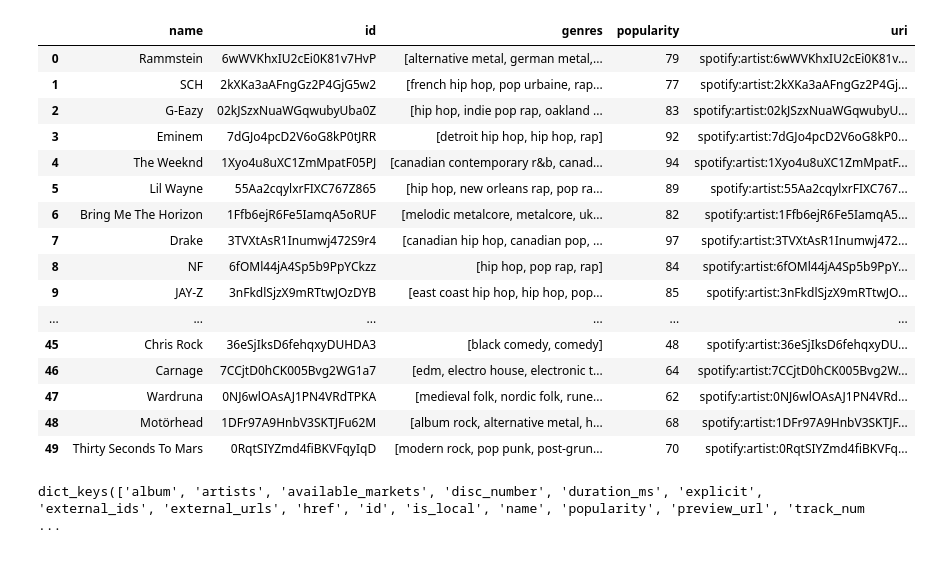
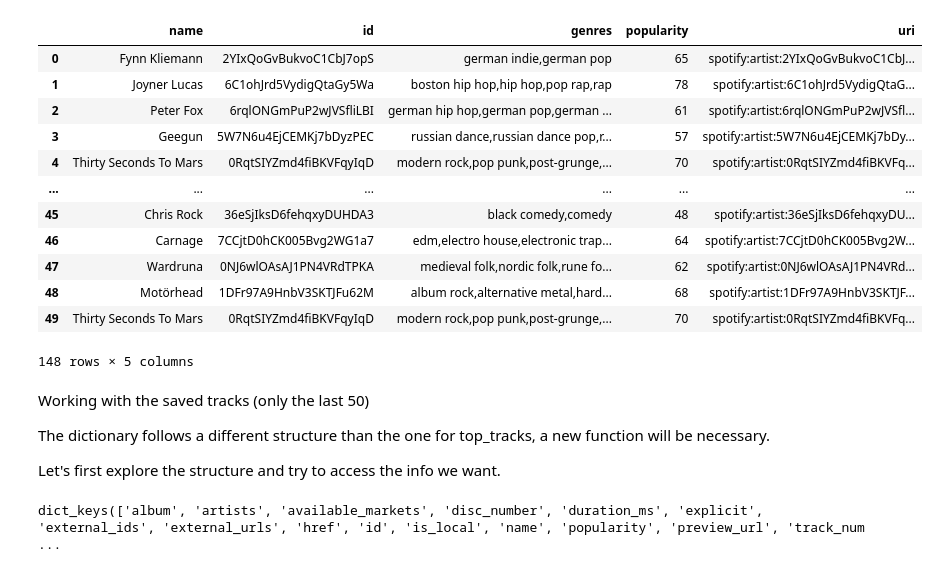
Before and after one commit to MerlinSchaefer/spotify_app, a Jupyter notebook: Test playlist gathering and spotipy recommendation function.ipynb, the cells around one changed output. Saved outputs shown, nothing was run; the diff lists cells and outputs as text; code cells hidden in the pictures.

Commit message:
refine functions

```diff
--- a/Test playlist gathering and spotipy recommendation function.ipynb
+++ b/Test playlist gathering and spotipy recommendation function.ipynb
@@ -51,7 +55,7 @@ top_artist_short = sp.current_user_top_artists(limit = 50, time_range = "short_t
 #user saved tracks
 user_saved_tracks = sp.current_user_saved_tracks(limit = 50)
 # %%
-def top_artists_from_API(api_results):
-    df = pd.DataFrame(api_results["items"])
-    cols = ["name","id","genres","popularity","uri"]
-    return df[cols]
+# def top_artists_from_API(api_results):
+#     df = pd.DataFrame(api_results["items"])
+#     cols = ["name","id","genres","popularity","uri"]
+#     return df[cols]
@@ -79,24 +62,31 @@ artists_short_df
-# %%
-artists_long_df = top_artists_from_API(top_artist_long)
-artists_long_df
-# %% [output]
-|  | name | id | genres | popularity | uri |
-| 0 | Rammstein | 6wWVKhxIU2cEi0K81v7HvP | [alternative metal, german metal,... | 79 | spotify:artist:6wWVKhxIU2cEi0K81v... |
-| 1 | SCH | 2kXKa3aAFngGz2P4GjG5w2 | [french hip hop, pop urbaine, rap... | 77 | spotify:artist:2kXKa3aAFngGz2P4Gj... |
-| 2 | G-Eazy | 02kJSzxNuaWGqwubyUba0Z | [hip hop, indie pop rap, oakland ... | 83 | spotify:artist:02kJSzxNuaWGqwubyU... |
-| 3 | Eminem | 7dGJo4pcD2V6oG8kP0tJRR | [detroit hip hop, hip hop, rap] | 92 | spotify:artist:7dGJo4pcD2V6oG8kP0... |
-| 4 | The Weeknd | 1Xyo4u8uXC1ZmMpatF05PJ | [canadian contemporary r&b, canad... | 94 | spotify:artist:1Xyo4u8uXC1ZmMpatF... |
-| 5 | Lil Wayne | 55Aa2cqylxrFIXC767Z865 | [hip hop, new orleans rap, pop ra... | 89 | spotify:artist:55Aa2cqylxrFIXC767... |
-| 6 | Bring Me The Horizon | 1Ffb6ejR6Fe5IamqA5oRUF | [melodic metalcore, metalcore, uk... | 82 | spotify:artist:1Ffb6ejR6Fe5IamqA5... |
-| 7 | Drake | 3TVXtAsR1Inumwj472S9r4 | [canadian hip hop, canadian pop, ... | 97 | spotify:artist:3TVXtAsR1Inumwj472... |
-| 8 | NF | 6fOMl44jA4Sp5b9PpYCkzz | [hip hop, pop rap, rap] | 84 | spotify:artist:6fOMl44jA4Sp5b9PpY... |
-| 9 | JAY-Z | 3nFkdlSjzX9mRTtwJOzDYB | [east coast hip hop, hip hop, pop... | 85 | spotify:artist:3nFkdlSjzX9mRTtwJO... |
-| ... | ... | ... | ... | ... | ... |
-| 45 | Chris Rock | 36eSjIksD6fehqxyDUHDA3 | [black comedy, comedy] | 48 | spotify:artist:36eSjIksD6fehqxyDU... |
-| 46 | Carnage | 7CCjtD0hCK005Bvg2WG1a7 | [edm, electro house, electronic t... | 64 | spotify:artist:7CCjtD0hCK005Bvg2W... |
-| 47 | Wardruna | 0NJ6wlOAsAJ1PN4VRdTPKA | [medieval folk, nordic folk, rune... | 62 | spotify:artist:0NJ6wlOAsAJ1PN4VRd... |
-| 48 | Motörhead | 1DFr97A9HnbV3SKTJFu62M | [album rock, alternative metal, h... | 68 | spotify:artist:1DFr97A9HnbV3SKTJF... |
-| 49 | Thirty Seconds To Mars | 0RqtSIYZmd4fiBKVFqyIqD | [modern rock, pop punk, post-grun... | 70 | spotify:artist:0RqtSIYZmd4fiBKVFq... |
+# %%
+artists_short_df = top_artists_from_API(top_artists_short)
+artists_med_df = top_artists_from_API(top_artists_med)
+artists_long_df = top_artists_from_API(top_artists_long)
+artists_df = pd.concat([artists_short_df,artists_med_df,artists_long_df])
+artists_df["genres"] = artists_df["genres"].apply(lambda x: ",".join(x))
+artists_df.drop_duplicates().reset_index(drop = True)
+artists_df
+# %% [output]
+|  | name | id | genres | popularity | uri |
+| 0 | Fynn Kliemann | 2YIxQoGvBukvoC1CbJ7opS | german indie,german pop | 65 | spotify:artist:2YIxQoGvBukvoC1CbJ... |
+| 1 | Joyner Lucas | 6C1ohJrd5VydigQtaGy5Wa | boston hip hop,hip hop,pop rap,rap | 78 | spotify:artist:6C1ohJrd5VydigQtaG... |
+| 2 | Peter Fox | 6rqlONGmPuP2wJVSfliLBI | german hip hop,german pop,german ... | 61 | spotify:artist:6rqlONGmPuP2wJVSfl... |
+| 3 | Geegun | 5W7N6u4EjCEMKj7bDyzPEC | russian dance,russian dance pop,r... | 57 | spotify:artist:5W7N6u4EjCEMKj7bDy... |
+| 4 | Thirty Seconds To Mars | 0RqtSIYZmd4fiBKVFqyIqD | modern rock,pop punk,post-grunge,... | 70 | spotify:artist:0RqtSIYZmd4fiBKVFq... |
+| ... | ... | ... | ... | ... | ... |
+| 45 | Chris Rock | 36eSjIksD6fehqxyDUHDA3 | black comedy,comedy | 48 | spotify:artist:36eSjIksD6fehqxyDU... |
+| 46 | Carnage | 7CCjtD0hCK005Bvg2WG1a7 | edm,electro house,electronic trap... | 64 | spotify:artist:7CCjtD0hCK005Bvg2W... |
+| 47 | Wardruna | 0NJ6wlOAsAJ1PN4VRdTPKA | medieval folk,nordic folk,rune fo... | 62 | spotify:artist:0NJ6wlOAsAJ1PN4VRd... |
+| 48 | Motörhead | 1DFr97A9HnbV3SKTJFu62M | album rock,alternative metal,hard... | 68 | spotify:artist:1DFr97A9HnbV3SKTJF... |
+| 49 | Thirty Seconds To Mars | 0RqtSIYZmd4fiBKVFqyIqD | modern rock,pop punk,post-grunge,... | 70 | spotify:artist:0RqtSIYZmd4fiBKVFq... |
+148 rows × 5 columns
+# %% [markdown]
+Working with the saved tracks (only the last 50)
+
+The dictionary follows a different structure than the one for top_tracks, a new function will be necessary.
+
+Let's first explore the structure and try to access the info we want.
 # %%
 user_saved_tracks["items"][0]["track"].keys()
 # %% [output]
```
Also changed, not shown: parts of 12 cells of this notebook, 1 other file.
